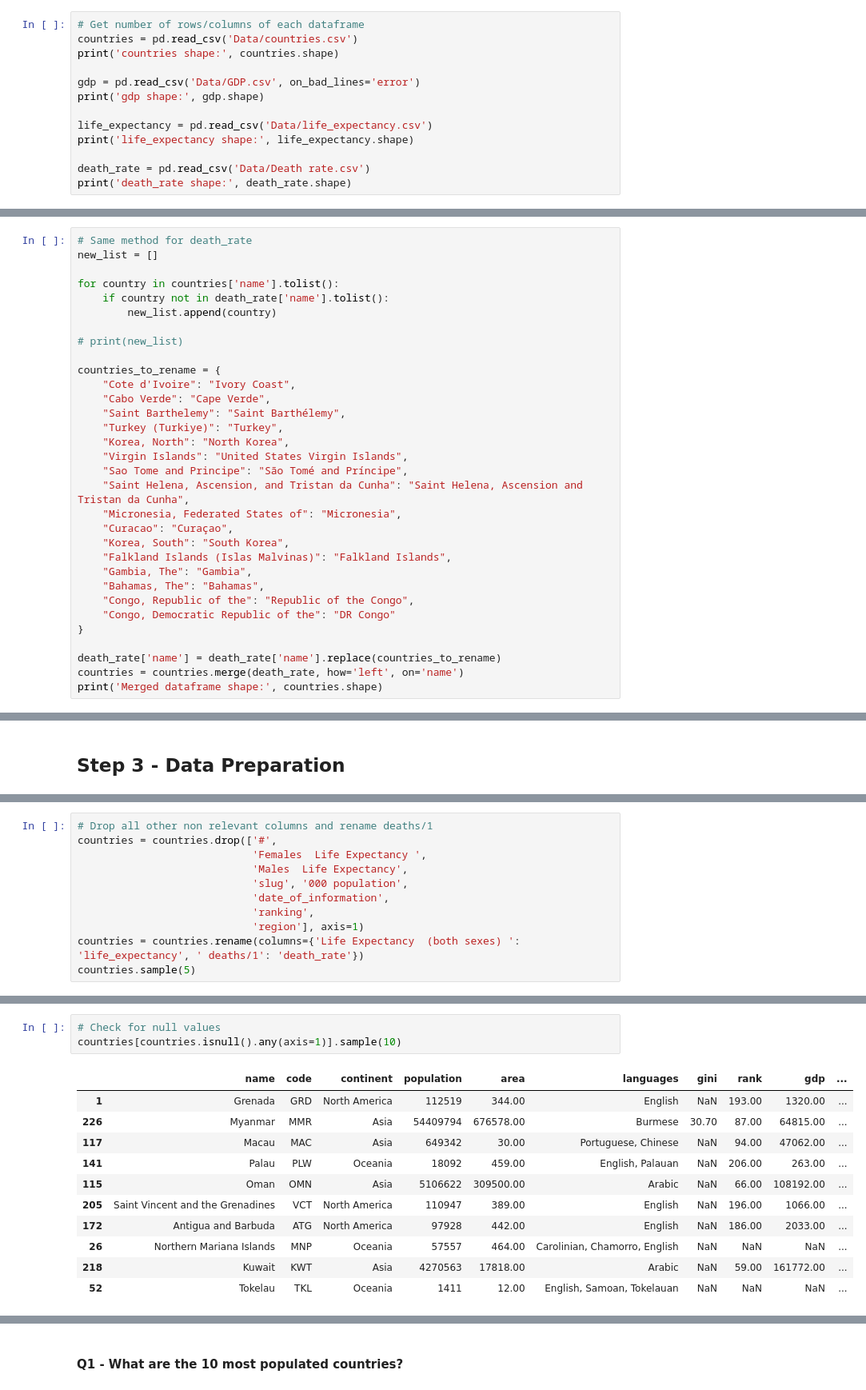
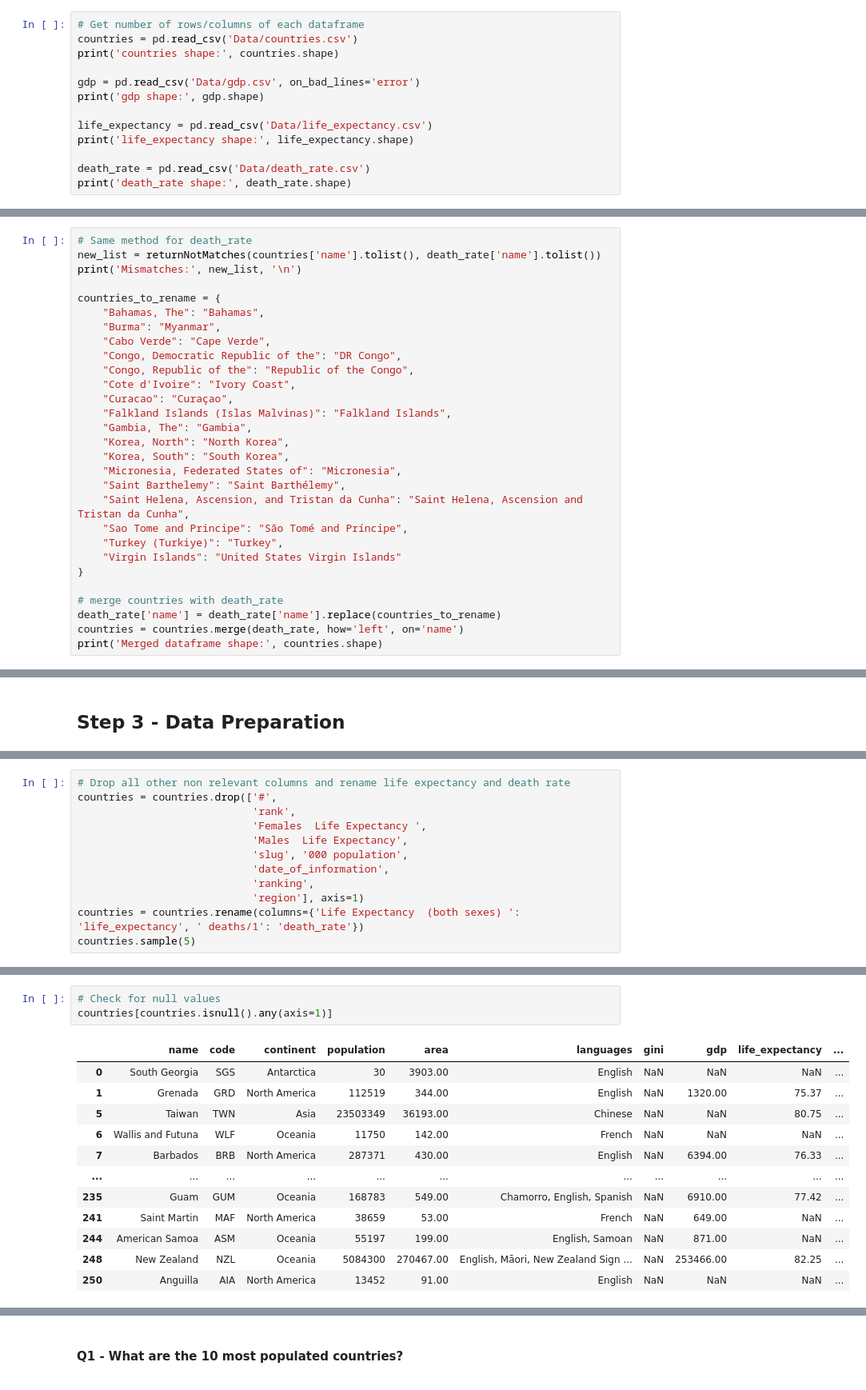
Before and after one commit to nadpierre/countries-eda-project, a Jupyter notebook: Country Analysis.ipynb, the cells around one changed output, grey strips where cells are left out. Shown: that part at 80% size. Drawn from its saved outputs; the diff is of its cells as text.

Commit message:
Rename countries in a cleaner way before merging dataframes

```diff
--- a/Country Analysis.ipynb
+++ b/Country Analysis.ipynb
@@ -148,13 +149,13 @@ CSV file Data/life_expectancy.csv created successfully
 countries = pd.read_csv('Data/countries.csv')
 print('countries shape:', countries.shape)
 
-gdp = pd.read_csv('Data/GDP.csv', on_bad_lines='error')
+gdp = pd.read_csv('Data/gdp.csv', on_bad_lines='error')
 print('gdp shape:', gdp.shape)
 
 life_expectancy = pd.read_csv('Data/life_expectancy.csv')
 print('life_expectancy shape:', life_expectancy.shape)
 
-death_rate = pd.read_csv('Data/Death rate.csv')
+death_rate = pd.read_csv('Data/death_rate.csv')
 print('death_rate shape:', death_rate.shape)
 # %% [output]
 countries shape: (250, 7)
@@ -196,32 +201,29 @@ countries = countries.merge(life_expectancy, how='left', left_on='name', right_o
 # %%
 # Same method for death_rate
-new_list = []
-
-for country in countries['name'].tolist():
-    if country not in death_rate['name'].tolist():
-        new_list.append(country)
-
-# print(new_list)
+new_list = returnNotMatches(countries['name'].tolist(), death_rate['name'].tolist())
+print('Mismatches:', new_list, '\n')
 
 countries_to_rename = {
+    "Bahamas, The": "Bahamas",
+    "Burma": "Myanmar",
+    "Cabo Verde": "Cape Verde",
+    "Congo, Democratic Republic of the": "DR Congo",
+    "Congo, Republic of the": "Republic of the Congo",
     "Cote d'Ivoire": "Ivory Coast",
-    "Cabo Verde": "Cape Verde",
-    "Saint Barthelemy": "Saint Barthélemy",
-    "Turkey (Turkiye)": "Turkey",
-    "Korea, North": "North Korea",
-    "Virgin Islands": "United States Virgin Islands",
-    "Sao Tome and Principe": "São Tomé and Príncipe",
-    "Saint Helena, Ascension, and Tristan da Cunha": "Saint Helena, Ascension and Tristan da Cunha",
-    "Micronesia, Federated States of": "Micronesia",
     "Curacao": "Curaçao",
-    "Korea, South": "South Korea",
     "Falkland Islands (Islas Malvinas)": "Falkland Islands",
     "Gambia, The": "Gambia",
-    "Bahamas, The": "Bahamas",
-    "Congo, Republic of the": "Republic of the Congo",
-    "Congo, Democratic Republic of the": "DR Congo"
+    "Korea, North": "North Korea",
+    "Korea, South": "South Korea",
+    "Micronesia, Federated States of": "Micronesia",
+    "Saint Barthelemy": "Saint Barthélemy",
+    "Saint Helena, Ascension, and Tristan da Cunha": "Saint Helena, Ascension and Tristan da Cunha",
+    "Sao Tome and Principe": "São Tomé and Príncipe",
+    "Turkey (Turkiye)": "Turkey",
+    "Virgin Islands": "United States Virgin Islands"
 }
 
+# merge countries with death_rate
 death_rate['name'] = death_rate['name'].replace(countries_to_rename)
 countries = countries.merge(death_rate, how='left', on='name')
 print('Merged dataframe shape:', countries.shape)
@@ -349,6 +341,7 @@ countries.sample(5)
 # %%
-# Drop all other non relevant columns and rename deaths/1
+# Drop all other non relevant columns and rename life expectancy and death rate
 countries = countries.drop(['#',
+                            'rank',
                             'Females  Life Expectancy ',
                             'Males  Life Expectancy',
                             'slug', '000 population',
@@ -389,15 +387,16 @@ AttributeError: Can only use .str accessor with string values!
 # %%
 # Check for null values
-countries[countries.isnull().any(axis=1)].sample(10)
+countries[countries.isnull().any(axis=1)]
 # %% [output]
-|  | name | code | continent | population | area | languages | gini | rank | gdp | ... |
-| 1 | Grenada | GRD | North America | 112519 | 344.00 | English | NaN | 193.00 | 1320.00 | ... |
-| 226 | Myanmar | MMR | Asia | 54409794 | 676578.00 | Burmese | 30.70 | 87.00 | 64815.00 | ... |
-| 117 | Macau | MAC | Asia | 649342 | 30.00 | Portuguese, Chinese | NaN | 94.00 | 47062.00 | ... |
-| 141 | Palau | PLW | Oceania | 18092 | 459.00 | English, Palauan | NaN | 206.00 | 263.00 | ... |
-| 115 | Oman | OMN | Asia | 5106622 | 309500.00 | Arabic | NaN | 66.00 | 108192.00 | ... |
-| 205 | Saint Vincent and the Grenadines | VCT | North America | 110947 | 389.00 | English | NaN | 196.00 | 1066.00 | ... |
-| 172 | Antigua and Barbuda | ATG | North America | 97928 | 442.00 | English | NaN | 186.00 | 2033.00 | ... |
-| 26 | Northern Mariana Islands | MNP | Oceania | 57557 | 464.00 | Carolinian, Chamorro, English | NaN | NaN | NaN | ... |
-| 218 | Kuwait | KWT | Asia | 4270563 | 17818.00 | Arabic | NaN | 59.00 | 161772.00 | ... |
-| 52 | Tokelau | TKL | Oceania | 1411 | 12.00 | English, Samoan, Tokelauan | NaN | NaN | NaN | ... |
+|  | name | code | continent | population | area | languages | gini | gdp | life_expectancy | ... |
+| 0 | South Georgia | SGS | Antarctica | 30 | 3903.00 | English | NaN | NaN | NaN | ... |
+| 1 | Grenada | GRD | North America | 112519 | 344.00 | English | NaN | 1320.00 | 75.37 | ... |
+| 5 | Taiwan | TWN | Asia | 23503349 | 36193.00 | Chinese | NaN | NaN | 80.75 | ... |
+| 6 | Wallis and Futuna | WLF | Oceania | 11750 | 142.00 | French | NaN | NaN | NaN | ... |
+| 7 | Barbados | BRB | North America | 287371 | 430.00 | English | NaN | 6394.00 | 76.33 | ... |
+| ... | ... | ... | ... | ... | ... | ... | ... | ... | ... | ... |
+| 235 | Guam | GUM | Oceania | 168783 | 549.00 | Chamorro, English, Spanish | NaN | 6910.00 | 77.42 | ... |
+| 241 | Saint Martin | MAF | North America | 38659 | 53.00 | French | NaN | 649.00 | NaN | ... |
+| 244 | American Samoa | ASM | Oceania | 55197 | 199.00 | English, Samoan | NaN | 871.00 | NaN | ... |
+| 248 | New Zealand | NZL | Oceania | 5084300 | 270467.00 | English, Māori, New Zealand Sign ... | NaN | 253466.00 | 82.25 | ... |
+| 250 | Anguilla | AIA | North America | 13452 | 91.00 | English | NaN | NaN | NaN | ... |
```
Also changed, not shown: parts of 58 cells of this notebook, 1 other file.
